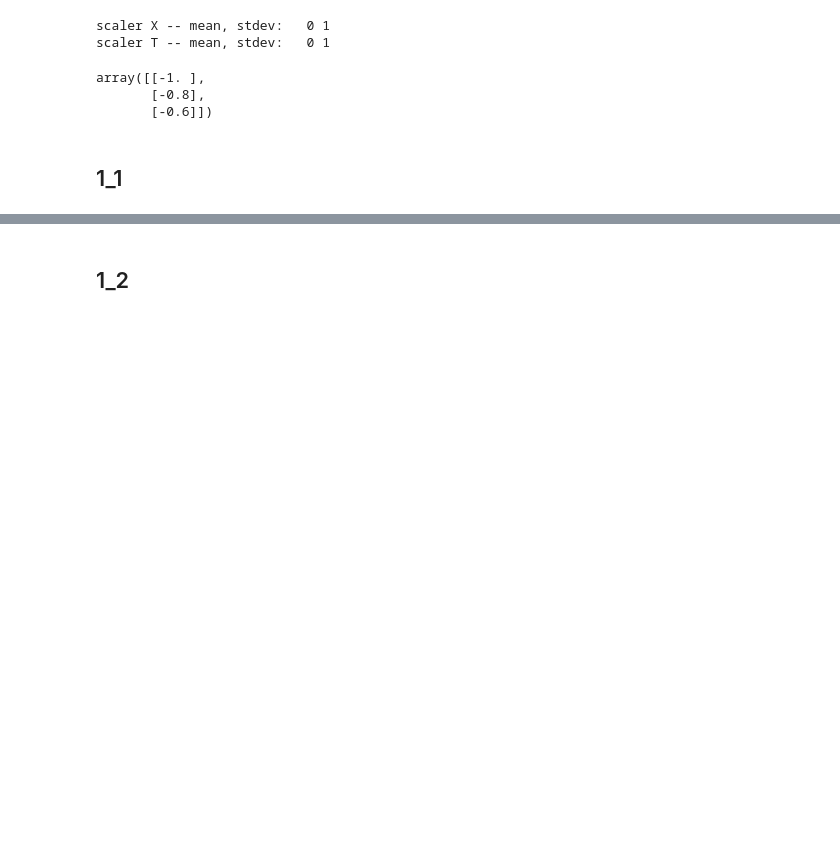
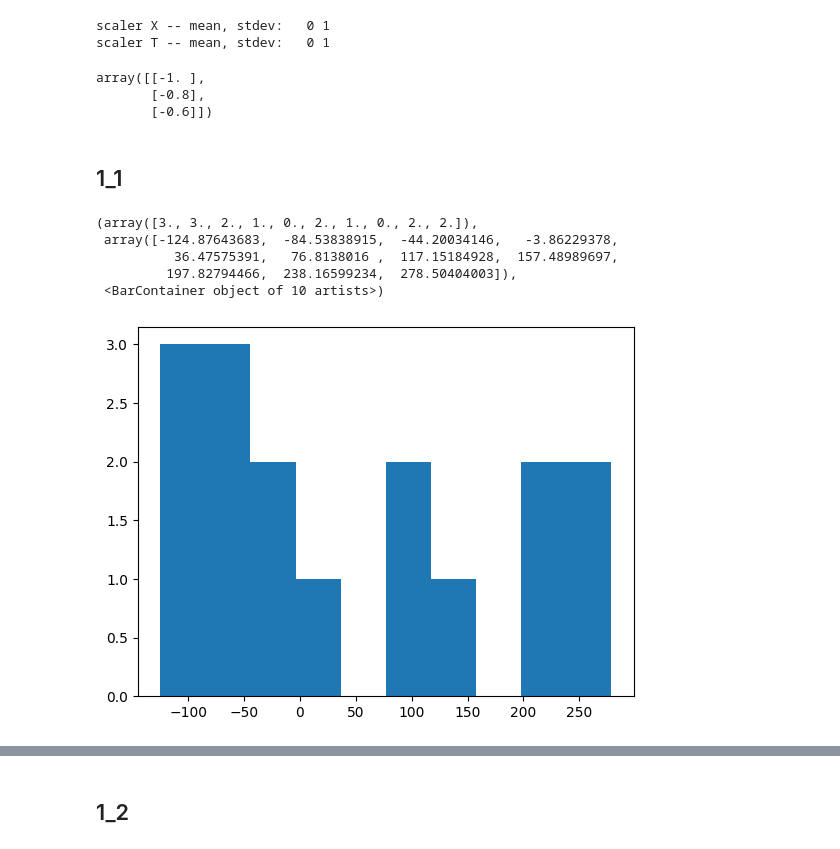
Before and after one commit to vladgap/Various, a Jupyter notebook: SVR_function_approx2.ipynb, the cells around one changed output, grey strips where cells are left out. Saved outputs shown, nothing was run; the diff lists cells and outputs as text; code cells hidden in the pictures; blank space fills up the shorter version.

```diff
--- a/SVR_function_approx2.ipynb
+++ b/SVR_function_approx2.ipynb
@@ -55,7 +55,14 @@ predics1=scaler_T1.inverse_transform(svr1.predict(X_sc1).reshape(-1,1))
 # %%
 # @title
 errors1=(predics1-T1)/T1*100
-# plt.hist(errors1[:,0]) # division by 0
+plt.hist(errors1[:,0]) # division by 0
+# %% [output]
+(array([3., 3., 2., 1., 0., 2., 1., 0., 2., 2.]),
+ array([-124.87643683,  -84.53838915,  -44.20034146,   -3.86229378,
+          36.47575391,   76.8138016 ,  117.15184928,  157.48989697,
+         197.82794466,  238.16599234,  278.50404003]),
+ <BarContainer object of 10 artists>)
+[figure, added]
 # %%
 # @title
 fig = make_subplots(specs=[[{"secondary_y": True}]])
```
Also changed, not shown: parts of 4 cells of this notebook.
